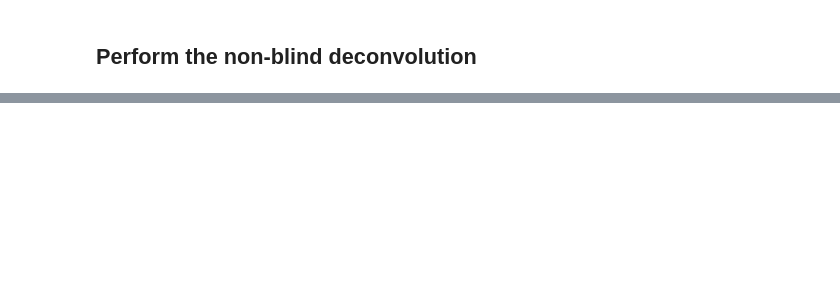
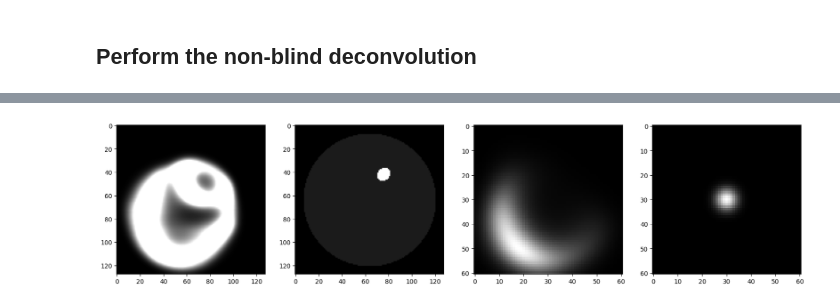
Before and after one commit to Tmodrzyk/richardson-lucy-python, a Jupyter notebook: main.ipynb, the cells around one changed output, grey strips where cells are left out. Drawn from its saved outputs; the diff is of its cells as text; code cells hidden in the pictures; blank space fills up the shorter version.

Commit message:
Blind Deconvolution debug
Not working yet

```diff
--- a/main.ipynb
+++ b/main.ipynb
@@ -48,0 +56,86 @@ plt.imshow(res[0, 0].detach().cpu().numpy(), cmap='gray')
+# %%
+import torch.nn.functional as F
+
+x_0 = torch.ones_like(y)
+k_0 = torch.ones_like(k)
+steps = 20
+filter_epsilon = 1e-6
+clip = True
+observation = y
+
+with torch.no_grad():
+    # kernel = x_0_hat['kernel'].repeat(1, 3, 1, 1)
+
+    psf = k_0.clone().float()
+    im_deconv = x_0.clone().float()
+    k_T = torch.flip(psf, dims=[2, 3])
+    im_deconv_T = torch.flip(im_deconv, dims=[2, 3])
+
+    eps = 1e-12
+    pad_im = (psf.size(2) // 2, psf.size(2) // 2, psf.size(3) // 2, psf.size(3) // 2)
+
+    # The issue is probably here
+
+
+    for i in range(steps):
+
+        # Kernel estimation
+        conv = F.conv2d(F.pad(im_deconv, pad_im, mode='replicate'), psf) + eps
+        if filter_epsilon:
+            relative_blur = torch.where(conv < filter_epsilon, 0.0, observation / conv)
+        else:
+            relative_blur = observation / conv
+
+        if(i % 2):
+            pad_k = (im_deconv.size(2) // 2, im_deconv.size(2) // 2 - 1, im_deconv.size(3) // 2, im_deconv.size(3) // 2 - 1)
+        else:
+            pad_k = (im_deconv.size(2) // 2 - 1, im_deconv.size(2) // 2, im_deconv.size(3) // 2 - 1, im_deconv.size(3) // 2)
+
+        im_mean = F.conv2d(F.pad(torch.ones_like(psf), pad_k, mode='replicate'), im_deconv)
+
+        if filter_epsilon:
+            psf = torch.where(im_mean < filter_epsilon, 0.0, psf / im_mean)
+        else:
+            psf /= im_mean
+
+        psf *= F.conv2d(F.pad(relative_blur, pad_im, mode='replicate'), im_deconv_T) + eps
+
+        k_T = torch.flip(psf, dims=[2, 3])
+
+        # Image estimation
+        conv = F.conv2d(F.pad(im_deconv, pad_im, mode='replicate'), psf) + eps
+
+        if filter_epsilon:
+            relative_blur = torch.where(conv < filter_epsilon, 0.0, observation / conv)
+        else:
+            relative_blur = observation / conv
+
+        k_mean = F.conv2d(F.pad(torch.ones_like(im_deconv), pad_im, mode='replicate'), k_T)
+
+        if filter_epsilon:
+            im_deconv = torch.where(k_mean < filter_epsilon, 0.0, im_deconv / k_mean)
+        else:
+            im_deconv /= k_mean
+
+        im_deconv *= F.conv2d(F.pad(relative_blur, pad_im, mode='replicate'), k_T) + eps
+
+        im_deconv_T = torch.flip(im_deconv, dims=[2, 3])
+
+    if clip:
+        im_deconv = torch.clamp(im_deconv, 0, 1)
+
+print("im_deconv_values : ", im_deconv.min().item(), im_deconv.max().item())
+print("psf values : ", psf.min().item(), psf.max().item())
+
+plt.figure(figsize=(20, 5))
+plt.subplot(1, 4, 1)
+plt.imshow(im_deconv[0, 0].detach().cpu().numpy(), cmap='gray')
+plt.subplot(1, 4, 2)
+plt.imshow(ref[0, 0].detach().cpu().numpy(), cmap='gray')
+plt.subplot(1, 4, 3)
+plt.imshow(psf[0, 0].detach().cpu().numpy(), cmap='gray')
+plt.subplot(1, 4, 4)
+plt.imshow(k[0, 0].detach().cpu().numpy(), cmap='gray')
+
+plt.show()
+# %% [output]
@@ -48,0 +144 @@ plt.imshow(res[0, 0].detach().cpu().numpy(), cmap='gray')
+[figure, added]
```
Also changed, not shown: parts of 4 cells of this notebook, 3 other files.
